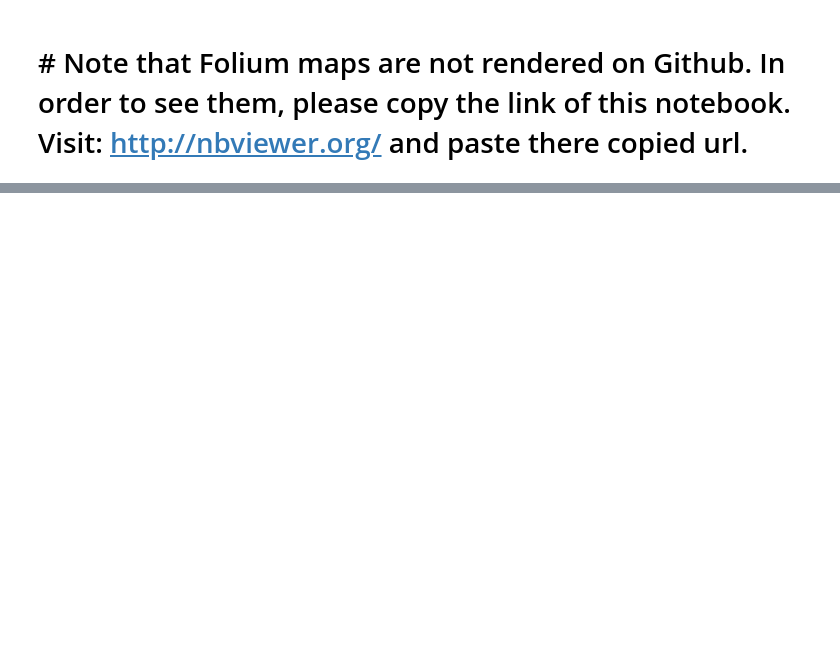
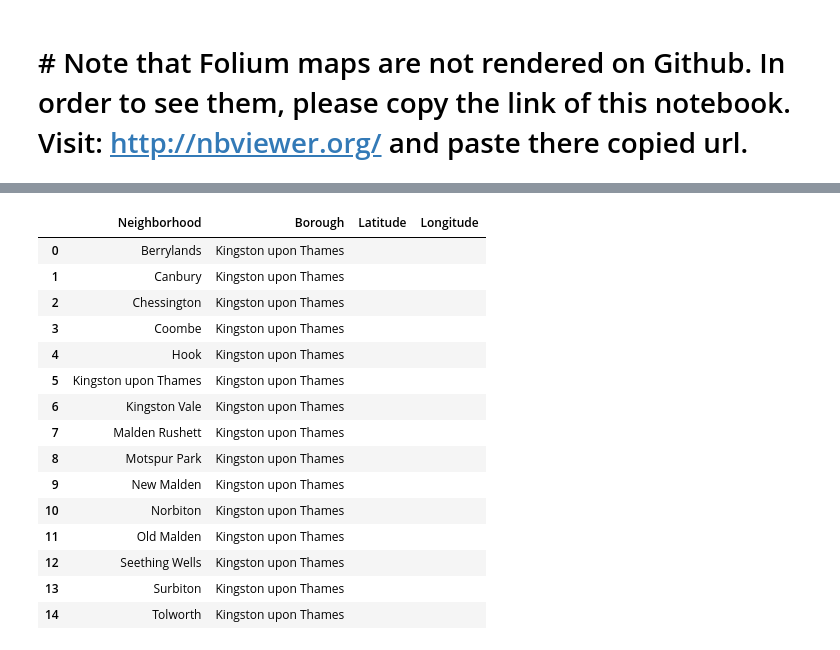
Before and after one commit to natasakovac/repository_course_IBM, a Jupyter notebook: Battle of neighborhoods.ipynb, the cells around one changed output, grey strips where cells are left out. Saved outputs shown, nothing was run; the diff lists cells and outputs as text; code cells hidden in the pictures; blank space fills up the shorter version.

```diff
--- a/Battle of neighborhoods.ipynb
+++ b/Battle of neighborhoods.ipynb
@@ -385,0 +392,35 @@ HTML(map_clusters._repr_html_())
+# %%
+# colect some data about Kingston upon Thames from https://en.wikipedia.org/wiki/List_of_districts_in_the_Royal_Borough_of_Kingston_upon_Thames
+Neighborhood = ['Berrylands','Canbury','Chessington','Coombe','Hook','Kingston upon Thames',
+'Kingston Vale','Malden Rushett','Motspur Park','New Malden','Norbiton',
+'Old Malden','Seething Wells','Surbiton','Tolworth']
+
+Borough = ['Kingston upon Thames','Kingston upon Thames','Kingston upon Thames','Kingston upon Thames',
+          'Kingston upon Thames','Kingston upon Thames','Kingston upon Thames','Kingston upon Thames',
+          'Kingston upon Thames','Kingston upon Thames','Kingston upon Thames','Kingston upon Thames',
+          'Kingston upon Thames','Kingston upon Thames','Kingston upon Thames']
+
+Latitude = ['','','','','','','','','','','','','','','']
+Longitude = ['','','','','','','','','','','','','','','']
+
+df_neigh = {'Neighborhood': Neighborhood,'Borough':Borough,'Latitude': Latitude,'Longitude':Longitude}
+KuTn = pd.DataFrame(data=df_neigh, columns=['Neighborhood', 'Borough', 'Latitude', 'Longitude'], index=None)
+
+KuTn
+# %% [output]
+|  | Neighborhood | Borough | Latitude | Longitude |
+| 0 | Berrylands | Kingston upon Thames |  |  |
+| 1 | Canbury | Kingston upon Thames |  |  |
+| 2 | Chessington | Kingston upon Thames |  |  |
+| 3 | Coombe | Kingston upon Thames |  |  |
+| 4 | Hook | Kingston upon Thames |  |  |
+| 5 | Kingston upon Thames | Kingston upon Thames |  |  |
+| 6 | Kingston Vale | Kingston upon Thames |  |  |
+| 7 | Malden Rushett | Kingston upon Thames |  |  |
+| 8 | Motspur Park | Kingston upon Thames |  |  |
+| 9 | New Malden | Kingston upon Thames |  |  |
+| 10 | Norbiton | Kingston upon Thames |  |  |
+| 11 | Old Malden | Kingston upon Thames |  |  |
+| 12 | Seething Wells | Kingston upon Thames |  |  |
+| 13 | Surbiton | Kingston upon Thames |  |  |
+| 14 | Tolworth | Kingston upon Thames |  |  |
```
Also changed, not shown: parts of 31 cells of this notebook.
